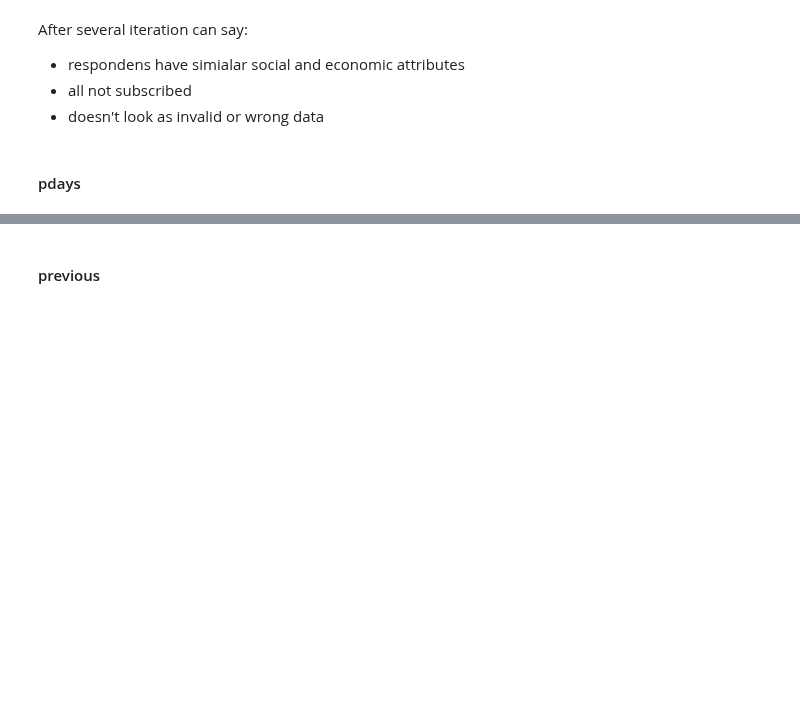
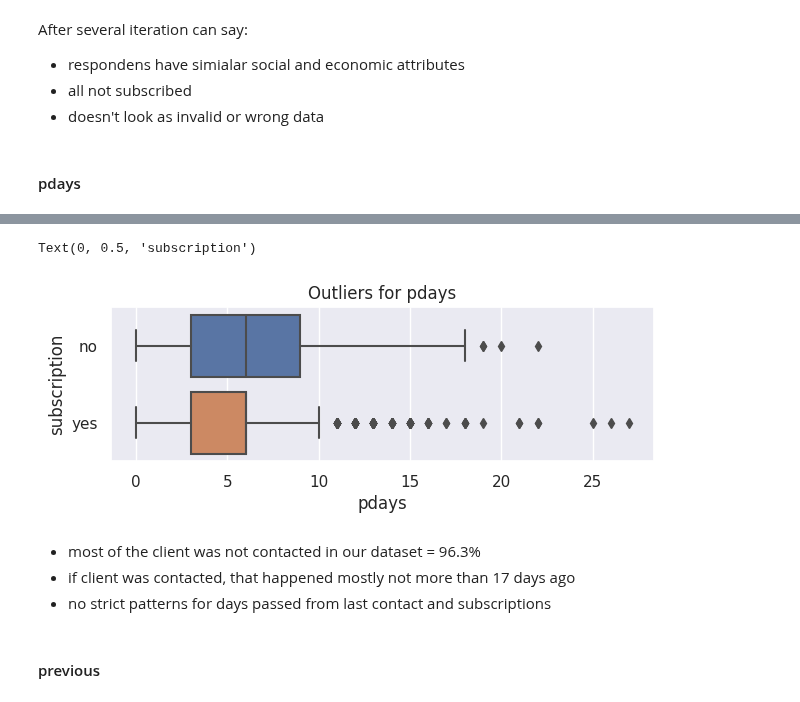
Before and after one commit to dmytrovelychko/rd_ds_python, a Jupyter notebook: cw.ipynb, the cells around one changed output, grey strips where cells are left out. Drawn from its saved outputs; the diff is of its cells as text; code cells hidden in the pictures; blank space fills up the shorter version.

```diff
--- a/cw.ipynb
+++ b/cw.ipynb
@@ -296,3 +319,15 @@ After several iteration can say:
+# %%
+plt.figure(figsize=(7,2))
+sns.boxplot(data=df_pdays_neq_999, x="pdays", y="y")
+plt.title('Outliers for pdays')
+plt.ylabel('subscription')
+# %% [output]
+Text(0, 0.5, 'subscription')
+[figure, added]
+# %% [markdown]
+- most of the client was not contacted in our dataset = 96.3%
+- if client was contacted, that happened mostly not more than 17 days ago
+- no strict patterns for days passed from last contact and subscriptions
 # %% [markdown]
 #### previous
 # %% [markdown]
```
Also changed, not shown: parts of 4 cells of this notebook.
